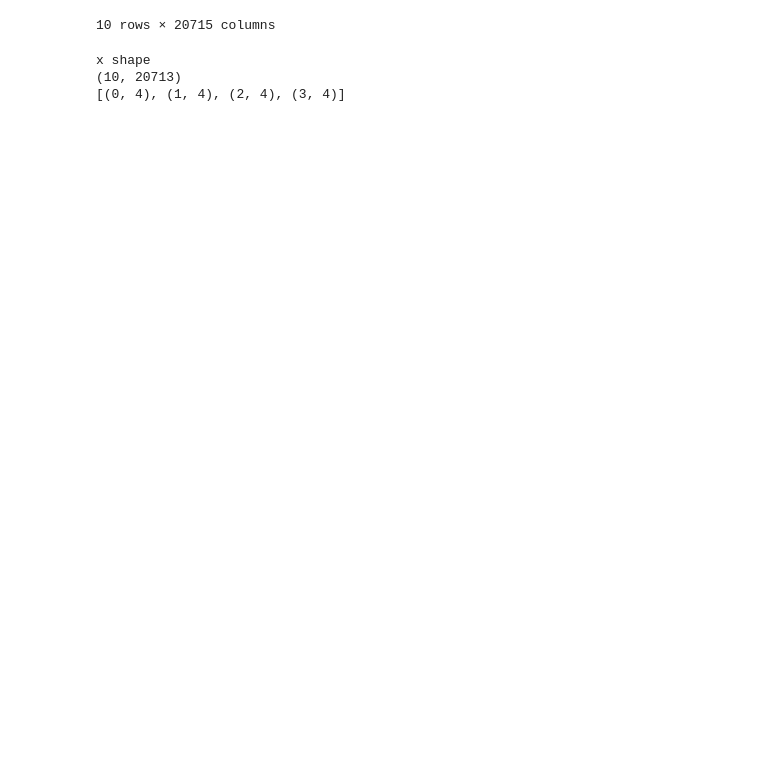
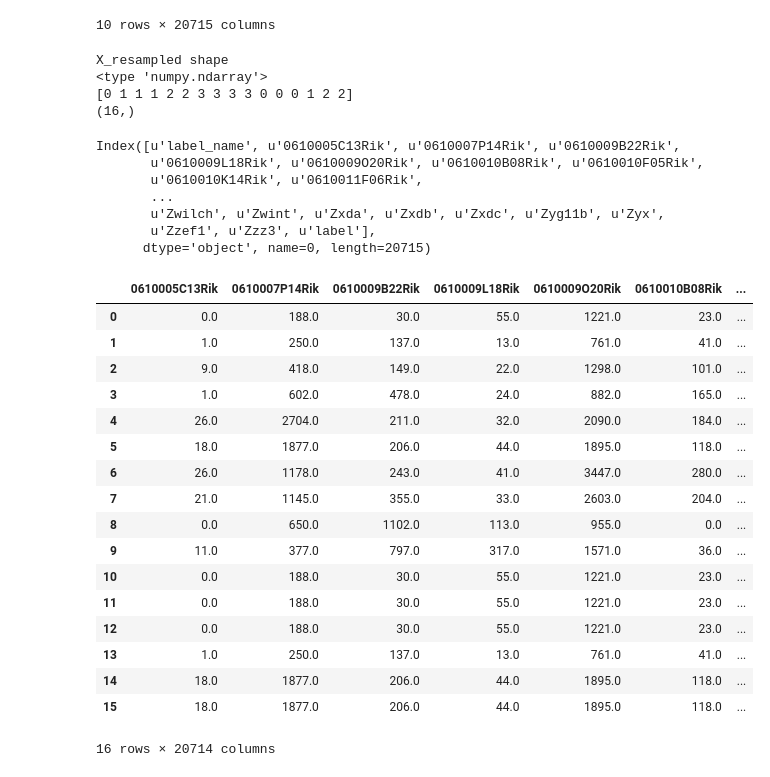
Before and after one commit to MarShin/single-cell_RNA, a Jupyter notebook: bootstrap-data.ipynb, the cells around one changed output. Drawn from its saved outputs; the diff is of its cells as text; code cells hidden in the pictures; blank space fills up the shorter version.

```diff
--- a/bootstrap-data.ipynb
+++ b/bootstrap-data.ipynb
@@ -81,27 +81,17 @@ smote = SMOTE(random_state=0)
 predictors = [x for x in df.columns if x not in ['label_name', 'label']]
 # X = df[predictors]
 X = df.drop(['label_name','label'], axis=1)
-print 'x shape'
-print X.shape
+y = df.label
+X_resampled, y_resampled = ros.fit_sample(X.values, y)
 
-
-y = df.label
-
-from sklearn.preprocessing import MinMaxScaler, StandardScaler
-
-# normalize data: use minmax or standardize?
-scaler = StandardScaler()
-# scaler = MinMaxScaler()
-x_transform = X.values.astype(float)
-x_scaled = scaler.fit_transform(x_transform)
-
-X_resampled, y_resampled = ros.fit_sample(x_scaled, y)
-from collections import Counter
-print(sorted(Counter(y_resampled).items()))
-# print X_resampled.shape
-# print X.shape
-# print len(predictors)
+# print(sorted(Counter(y_resampled).items()))
+print 'X_resampled shape'
+print type(X_resampled)
+# y_resampled = y_resampled.reshape(16,1)
+print y_resampled
+print y_resampled.shape
 # %% [output]
-x shape
-(10, 20713)
-[(0, 4), (1, 4), (2, 4), (3, 4)]
+X_resampled shape
+<type 'numpy.ndarray'>
+[0 1 1 1 2 2 3 3 3 3 0 0 0 1 2 2]
+(16,)
@@ -110,0 +98,33 @@ x shape
+# %%
+print df.columns
+
+df_sampled = pd.DataFrame(data=X_resampled, columns=predictors)
+
+df_sampled['label'] = y_resampled
+display(df_sampled)
+# %% [output]
+Index([u'label_name', u'0610005C13Rik', u'0610007P14Rik', u'0610009B22Rik',
+       u'0610009L18Rik', u'0610009O20Rik', u'0610010B08Rik', u'0610010F05Rik',
+       u'0610010K14Rik', u'0610011F06Rik',
+       ...
+       u'Zwilch', u'Zwint', u'Zxda', u'Zxdb', u'Zxdc', u'Zyg11b', u'Zyx',
+       u'Zzef1', u'Zzz3', u'label'],
+      dtype='object', name=0, length=20715)
+|  | 0610005C13Rik | 0610007P14Rik | 0610009B22Rik | 0610009L18Rik | 0610009O20Rik | 0610010B08Rik | ... |
+| 0 | 0.0 | 188.0 | 30.0 | 55.0 | 1221.0 | 23.0 | ... |
+| 1 | 1.0 | 250.0 | 137.0 | 13.0 | 761.0 | 41.0 | ... |
+| 2 | 9.0 | 418.0 | 149.0 | 22.0 | 1298.0 | 101.0 | ... |
+| 3 | 1.0 | 602.0 | 478.0 | 24.0 | 882.0 | 165.0 | ... |
+| 4 | 26.0 | 2704.0 | 211.0 | 32.0 | 2090.0 | 184.0 | ... |
+| 5 | 18.0 | 1877.0 | 206.0 | 44.0 | 1895.0 | 118.0 | ... |
+| 6 | 26.0 | 1178.0 | 243.0 | 41.0 | 3447.0 | 280.0 | ... |
+| 7 | 21.0 | 1145.0 | 355.0 | 33.0 | 2603.0 | 204.0 | ... |
+| 8 | 0.0 | 650.0 | 1102.0 | 113.0 | 955.0 | 0.0 | ... |
+| 9 | 11.0 | 377.0 | 797.0 | 317.0 | 1571.0 | 36.0 | ... |
+| 10 | 0.0 | 188.0 | 30.0 | 55.0 | 1221.0 | 23.0 | ... |
+| 11 | 0.0 | 188.0 | 30.0 | 55.0 | 1221.0 | 23.0 | ... |
+| 12 | 0.0 | 188.0 | 30.0 | 55.0 | 1221.0 | 23.0 | ... |
+| 13 | 1.0 | 250.0 | 137.0 | 13.0 | 761.0 | 41.0 | ... |
+| 14 | 18.0 | 1877.0 | 206.0 | 44.0 | 1895.0 | 118.0 | ... |
+| 15 | 18.0 | 1877.0 | 206.0 | 44.0 | 1895.0 | 118.0 | ... |
+16 rows × 20714 columns
```
Also changed, not shown: parts of 8 cells of this notebook.
